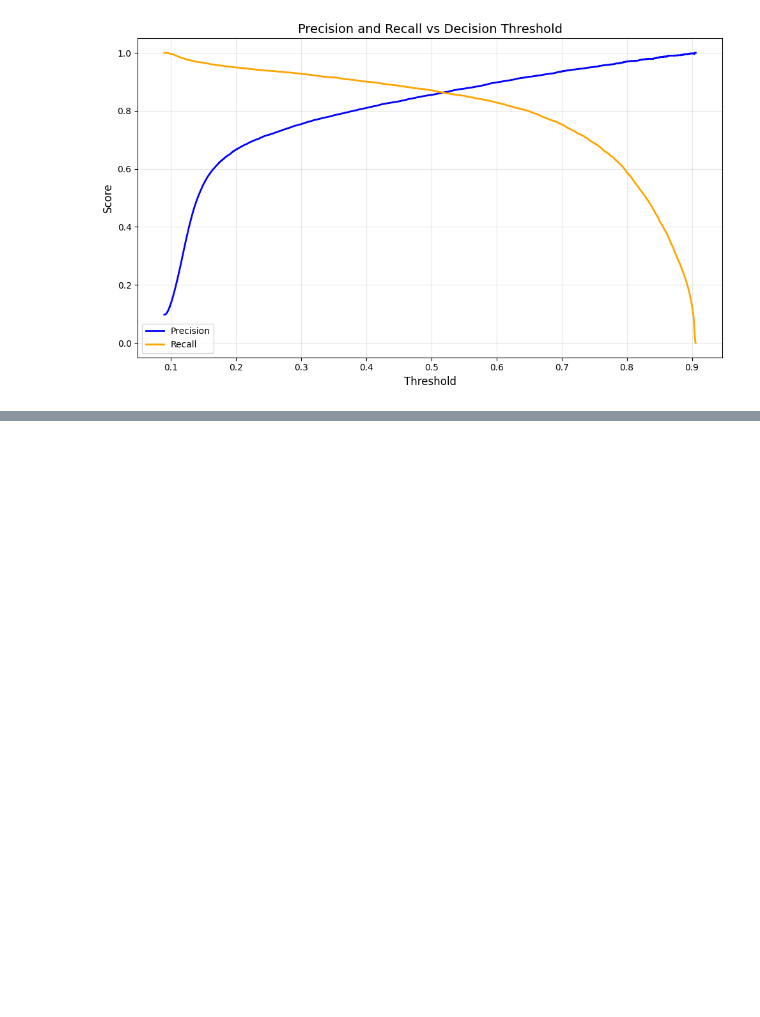
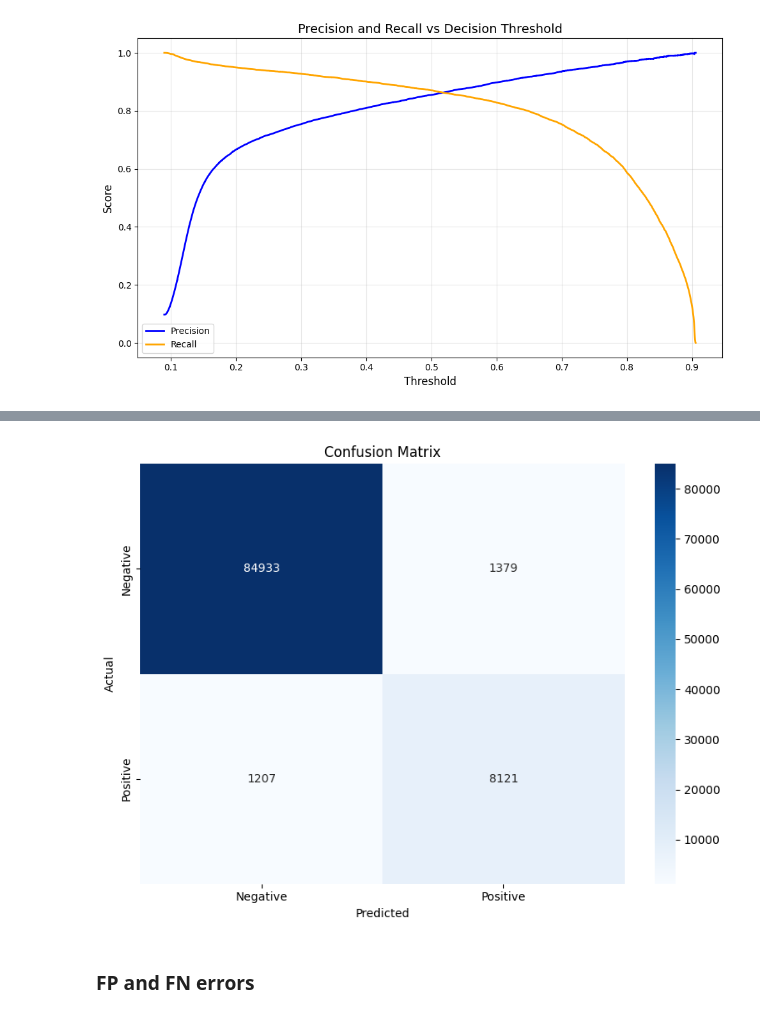
Before and after one commit to ikinaus/bert-sentiment-analysis, a Jupyter notebook: train_notebook.ipynb, the cells around one changed output, grey strips where cells are left out. Drawn from its saved outputs; the diff is of its cells as text; code cells hidden in the pictures; blank space fills up the shorter version.

```diff
--- a/train_notebook.ipynb
+++ b/train_notebook.ipynb
@@ -695,3 +695,11 @@ plt.tight_layout()
 plt.show()
 # %% [output]
 [figure]
+# %%
+treshold = 0.5
+final_predictions_binary = (final_predictions > treshold).astype(int)
+
+print('\n'+'='*53)
+print(' '*12+f'CLASSIFICATION REPORT (TH={treshold})')
+print('='*53)
+print(classification_report(final_labels, final_predictions_binary, digits=4))
@@ -697,0 +718,15 @@ plt.show()
+# %%
+cm = confusion_matrix(final_labels, final_predictions_binary)
+plt.figure(figsize=(8, 6))
+sns.heatmap(cm, annot=True, fmt='d', cmap='Blues',
+            xticklabels=['Negative', 'Positive'],
+            yticklabels=['Negative', 'Positive'])
+plt.xlabel('Predicted')
+plt.ylabel('Actual')
+plt.title('Confusion Matrix')
+plt.tight_layout()
+plt.show()
+# %% [output]
+[figure, added]
+# %% [markdown]
+### FP and FN errors
```
Also changed, not shown: parts of 12 cells of this notebook.
